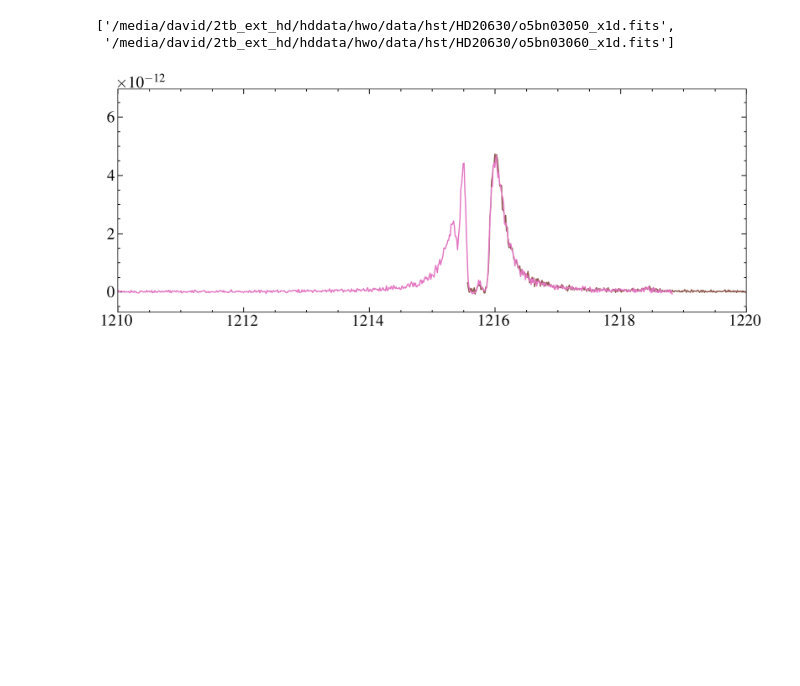
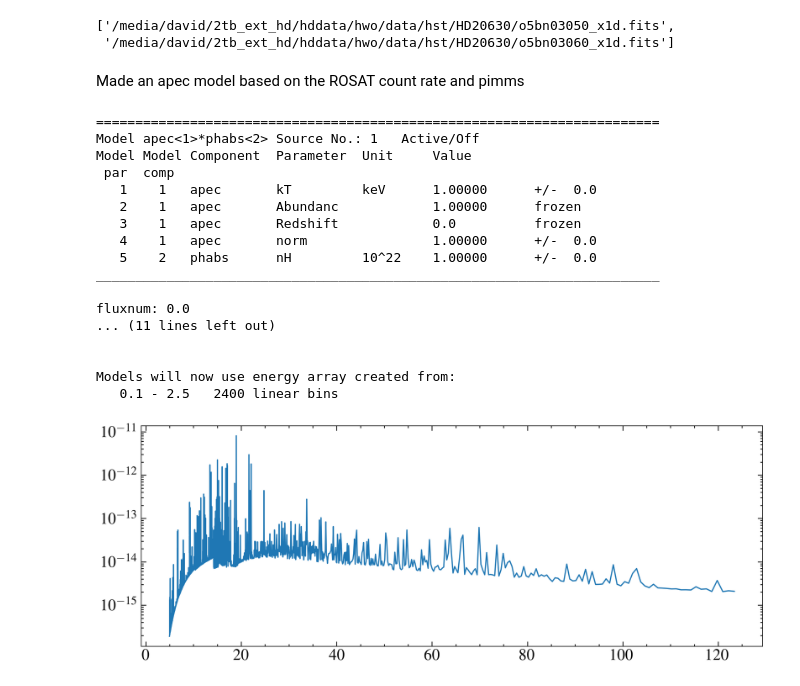
Before and after one commit to davidjwilson/hwo_uvstars, a Jupyter notebook: test_star.ipynb, the cells around one changed output. Saved outputs shown, nothing was run; the diff lists cells and outputs as text; code cells hidden in the pictures; blank space fills up the shorter version.

```diff
--- a/test_star.ipynb
+++ b/test_star.ipynb
@@ -113,11 +113,11 @@ x1ds
 ['/media/david/2tb_ext_hd/hddata/hwo/data/hst/HD20630/o5bn03050_x1d.fits',
  '/media/david/2tb_ext_hd/hddata/hwo/data/hst/HD20630/o5bn03060_x1d.fits']
 # %%
-for x in x1ds[0:1]:
-    dt = fits.getdata(x, 1)
-    for data in dt:
-        mask = (data['WAVELENGTH'] > 1160)
-        plt.plot(data['WAVELENGTH'][mask], data['FLUX'][mask])
-    plt.xlim(1210, 1220)
+# for x in x1ds[0:1]:
+#     dt = fits.getdata(x, 1)
+#     for data in dt:
+#         mask = (data['WAVELENGTH'] > 1160)
+#         plt.plot(data['WAVELENGTH'][mask], data['FLUX'][mask])
+#     plt.xlim(1210, 1220)
-# %% [output]
-[figure, removed]
+# %% [markdown]
+Made an apec model based on the ROSAT count rate and pimms
@@ -123,0 +126,37 @@ for x in x1ds[0:1]:
+# %%
+mod = Model('apec*phabs', setPars={1:0.25, 2:0.4, 4:1.537E-03, 5:1e-4})
+Plot.xAxis = "angstrom"
+Plot.perHz = False
+Plot.area=True
+
+AllModels.setEnergies("0.1 2.5 2400")
+fluxnum = mod.flux[0]
+print('fluxnum:', fluxnum)
+Plot("model")
+xVals = Plot.x()
+yVals = Plot.model()
+wx = xVals*u.AA
+fx  = (yVals * (u.photon/u.s/u.cm**2/u.AA)).to(u.erg/u.s/u.cm**2/u.AA, equivalencies=u.spectral_density(wx))
+plt.plot(wx, fx)
+# plt.xlim(5, 50)
+plt.yscale('log')
+fitplt.show()
+# %% [output]
+========================================================================
+Model apec<1>*phabs<2> Source No.: 1   Active/Off
+Model Model Component  Parameter  Unit     Value
+ par  comp
+   1    1   apec       kT         keV      1.00000      +/-  0.0
+   2    1   apec       Abundanc            1.00000      frozen
+   3    1   apec       Redshift            0.0          frozen
+   4    1   apec       norm                1.00000      +/-  0.0
+   5    2   phabs      nH         10^22    1.00000      +/-  0.0
+________________________________________________________________________
+
+fluxnum: 0.0
+... (11 lines left out)
+
+
+Models will now use energy array created from:
+   0.1 - 2.5   2400 linear bins
+[figure, added]
```
Also changed, not shown: parts of 8 cells of this notebook.
